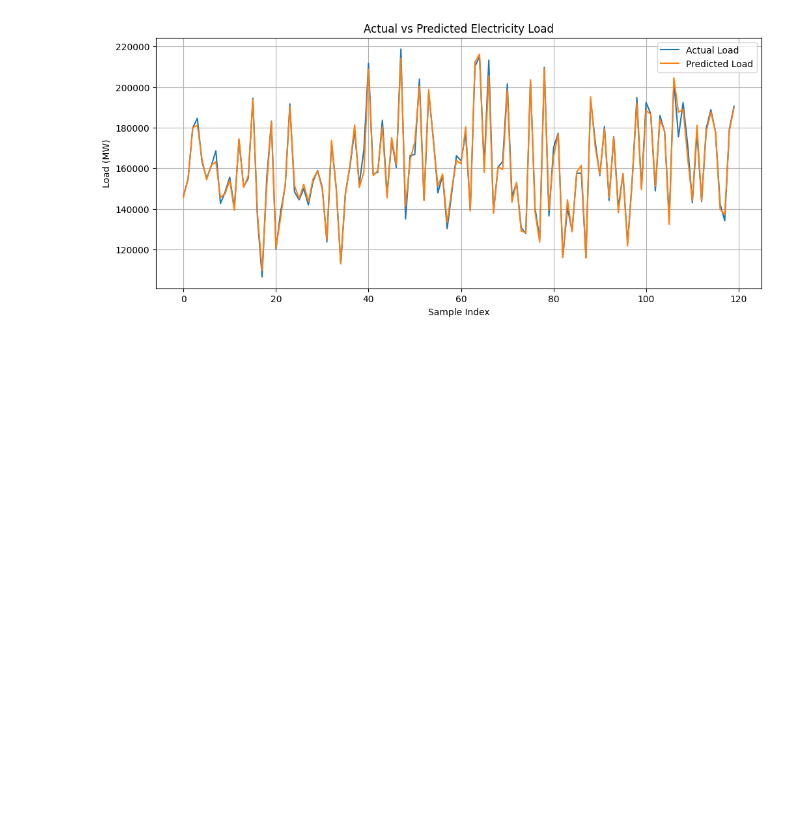
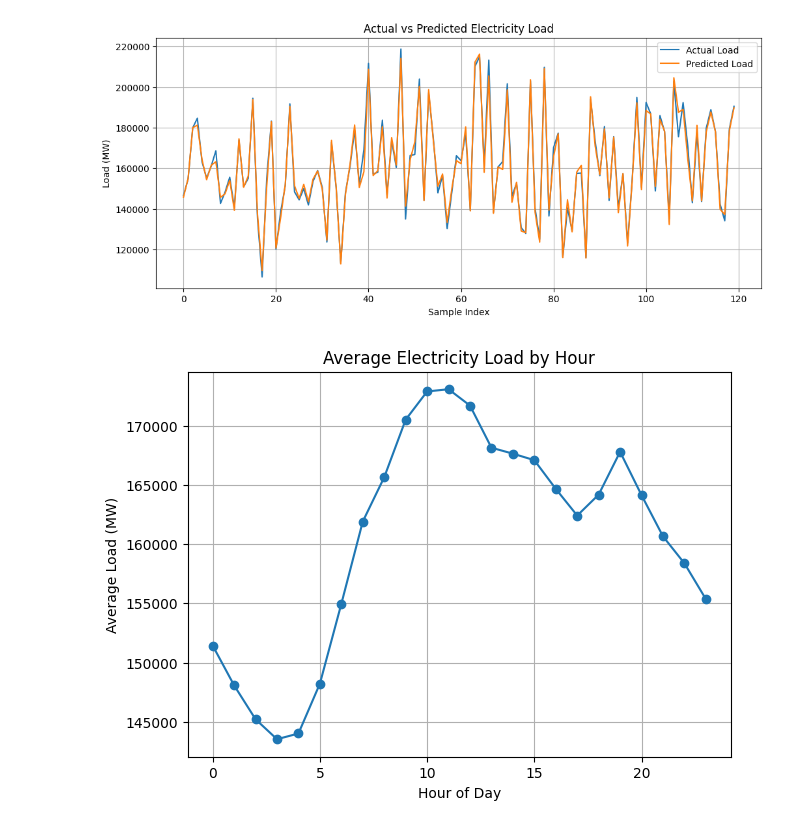
Before and after one commit to ArShx17/electricity-load-forecasting, a Jupyter notebook: notebook/load_forecasting.ipynb, the cells around one changed output. Drawn from its saved outputs; the diff is of its cells as text; code cells hidden in the pictures; blank space fills up the shorter version.

Commit message:
Graph 2: Average Load by Hour

```diff
--- a/notebook/load_forecasting.ipynb
+++ b/notebook/load_forecasting.ipynb
@@ -120,3 +120,21 @@ plt.grid(True)
 plt.show()
 # %% [output]
 [figure]
+# %%
+# GRAPH 2 : AVERAGE LOAD BY HOUR
+
+hourly_avg = data.groupby("Hour")["National Hourly Demand"].mean()
+
+plt.figure(figsize=(7,5))
+
+plt.plot(hourly_avg.index, hourly_avg.values, marker="o")
+
+plt.xlabel("Hour of Day")
+plt.ylabel("Average Load (MW)")
+plt.title("Average Electricity Load by Hour")
+
+plt.grid(True)
+
+plt.show()
+# %% [output]
+[figure, added]
```
